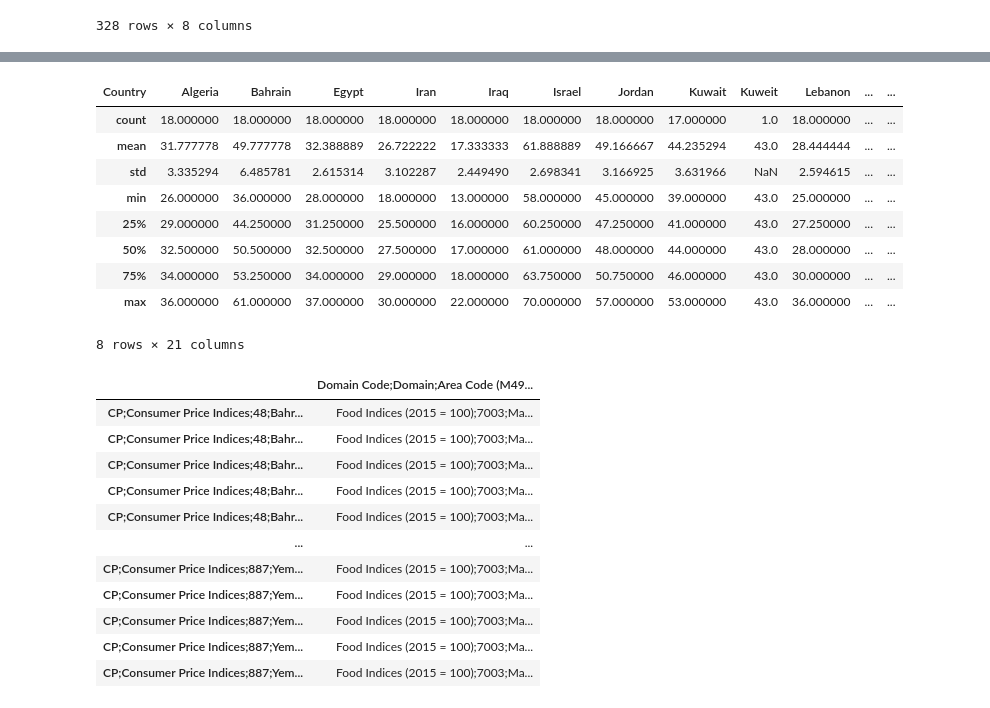
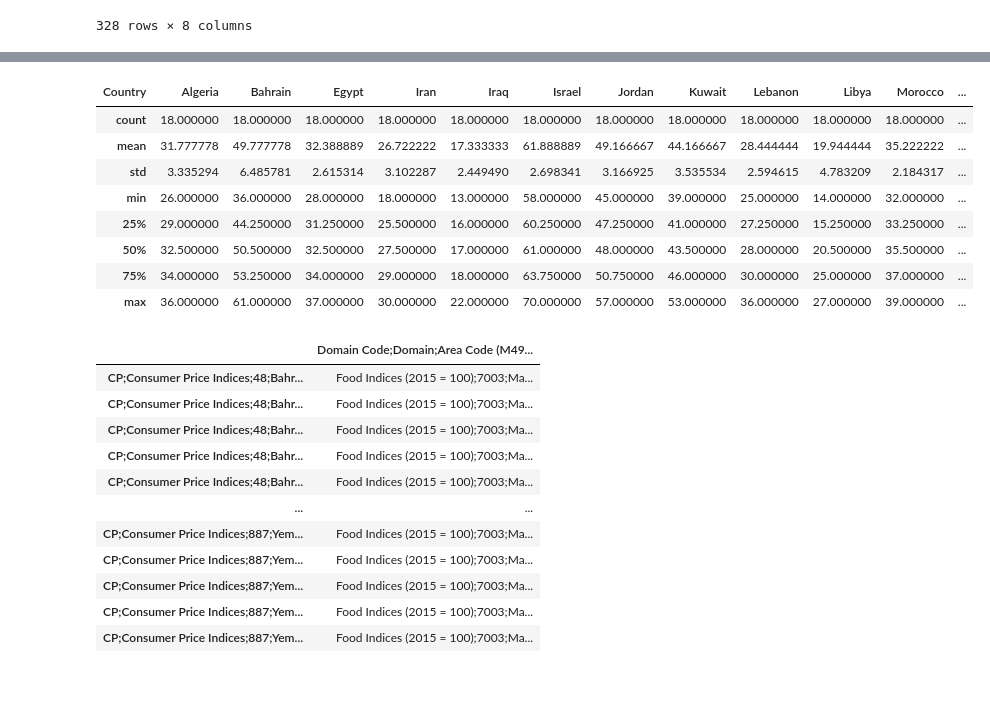
Before and after one commit to Josephmdlv/Final-work, a Jupyter notebook: Summary_statistics.ipynb, the cells around one changed output, grey strips where cells are left out. Drawn from its saved outputs; the diff is of its cells as text; code cells hidden in the pictures.

```diff
--- a/Summary_statistics.ipynb
+++ b/Summary_statistics.ipynb
@@ -88,15 +83,14 @@ reshaped_df.to_csv('corruption_df_cleaned.csv')
-# %%
-summary_stats_corruption = reshaped_df.describe()
-display (summary_stats_corruption)
-# %% [output]
-| Country | Algeria | Bahrain | Egypt | Iran | Iraq | Israel | Jordan | Kuwait | Kuweit | Lebanon | ... | ... |
-| count | 18.000000 | 18.000000 | 18.000000 | 18.000000 | 18.000000 | 18.000000 | 18.000000 | 17.000000 | 1.0 | 18.000000 | ... | ... |
-| mean | 31.777778 | 49.777778 | 32.388889 | 26.722222 | 17.333333 | 61.888889 | 49.166667 | 44.235294 | 43.0 | 28.444444 | ... | ... |
-| std | 3.335294 | 6.485781 | 2.615314 | 3.102287 | 2.449490 | 2.698341 | 3.166925 | 3.631966 | NaN | 2.594615 | ... | ... |
-| min | 26.000000 | 36.000000 | 28.000000 | 18.000000 | 13.000000 | 58.000000 | 45.000000 | 39.000000 | 43.0 | 25.000000 | ... | ... |
-| 25% | 29.000000 | 44.250000 | 31.250000 | 25.500000 | 16.000000 | 60.250000 | 47.250000 | 41.000000 | 43.0 | 27.250000 | ... | ... |
-| 50% | 32.500000 | 50.500000 | 32.500000 | 27.500000 | 17.000000 | 61.000000 | 48.000000 | 44.000000 | 43.0 | 28.000000 | ... | ... |
-| 75% | 34.000000 | 53.250000 | 34.000000 | 29.000000 | 18.000000 | 63.750000 | 50.750000 | 46.000000 | 43.0 | 30.000000 | ... | ... |
-| max | 36.000000 | 61.000000 | 37.000000 | 30.000000 | 22.000000 | 70.000000 | 57.000000 | 53.000000 | 43.0 | 36.000000 | ... | ... |
-8 rows × 21 columns
+# %%
+Summary_Stats_Corruption = Corruption_Index_2003_2020.describe()
+Summary_Stats_Corruption
+# %% [output]
+| Country | Algeria | Bahrain | Egypt | Iran | Iraq | Israel | Jordan | Kuwait | Lebanon | Libya | Morocco | ... |
+| count | 18.000000 | 18.000000 | 18.000000 | 18.000000 | 18.000000 | 18.000000 | 18.000000 | 18.000000 | 18.000000 | 18.000000 | 18.000000 | ... |
+| mean | 31.777778 | 49.777778 | 32.388889 | 26.722222 | 17.333333 | 61.888889 | 49.166667 | 44.166667 | 28.444444 | 19.944444 | 35.222222 | ... |
+| std | 3.335294 | 6.485781 | 2.615314 | 3.102287 | 2.449490 | 2.698341 | 3.166925 | 3.535534 | 2.594615 | 4.783209 | 2.184317 | ... |
+| min | 26.000000 | 36.000000 | 28.000000 | 18.000000 | 13.000000 | 58.000000 | 45.000000 | 39.000000 | 25.000000 | 14.000000 | 32.000000 | ... |
+| 25% | 29.000000 | 44.250000 | 31.250000 | 25.500000 | 16.000000 | 60.250000 | 47.250000 | 41.000000 | 27.250000 | 15.250000 | 33.250000 | ... |
+| 50% | 32.500000 | 50.500000 | 32.500000 | 27.500000 | 17.000000 | 61.000000 | 48.000000 | 43.500000 | 28.000000 | 20.500000 | 35.500000 | ... |
+| 75% | 34.000000 | 53.250000 | 34.000000 | 29.000000 | 18.000000 | 63.750000 | 50.750000 | 46.000000 | 30.000000 | 25.000000 | 37.000000 | ... |
+| max | 36.000000 | 61.000000 | 37.000000 | 30.000000 | 22.000000 | 70.000000 | 57.000000 | 53.000000 | 36.000000 | 27.000000 | 39.000000 | ... |
 # %%
```
Also changed, not shown: parts of 20 cells of this notebook.
